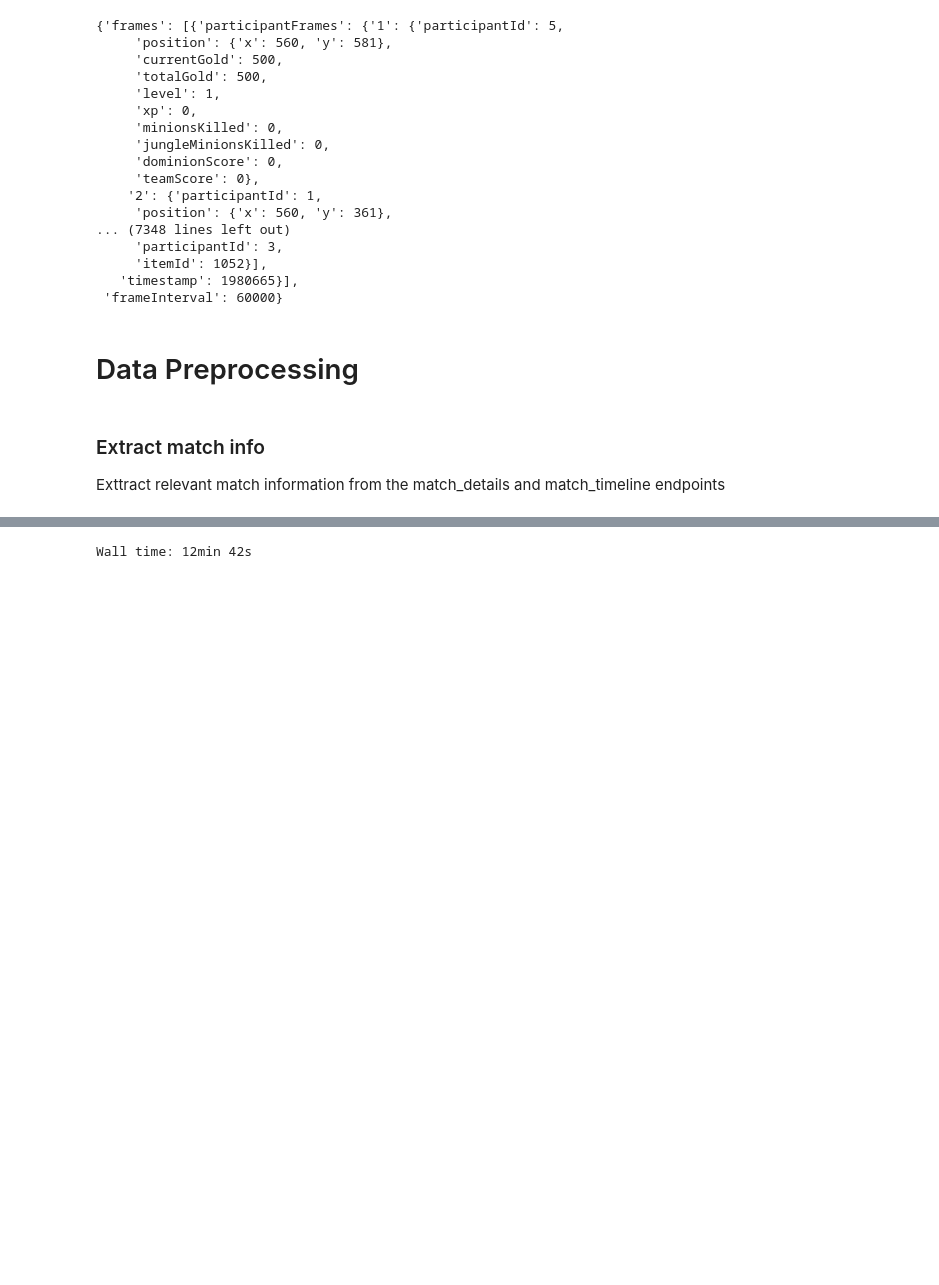
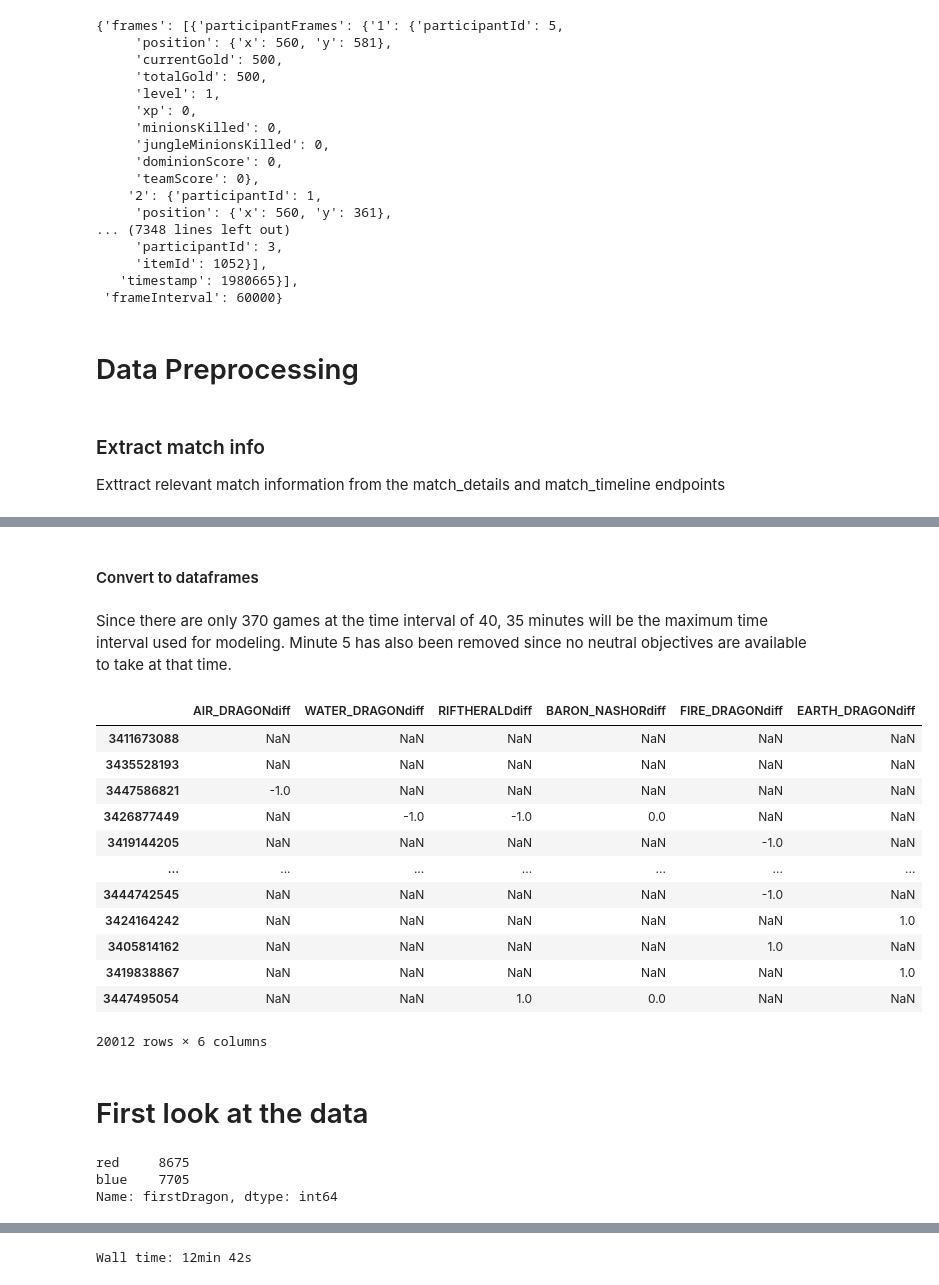
Before and after one commit to Serenitea/DSND-Capstone-LoL, a Jupyter notebook: WIP.ipynb, the cells around one changed output, grey strips where cells are left out. Drawn from its saved outputs; the diff is of its cells as text; code cells hidden in the pictures; blank space fills up the shorter version.

Commit message:
feat: new functions for gamestate at time intervals
- moved functions todata_preprocessing.py

```diff
--- a/WIP.ipynb
+++ b/WIP.ipynb
@@ -451,0 +592,8 @@ Exttract relevant match information from the match_details and match_timeline en
+# %%
+#initialize dicts for saving gamestates at different time intervals
+#since the longest game is under 59 minutes, 60 minutes will be used as the max time interval
+list_time_dicts = {}
+t = 5
+while t in range(0, 60):
+    list_time_dicts[t] = {}
+    t+=5
@@ -451,0 +655,27 @@ Exttract relevant match information from the match_details and match_timeline en
+# %% [markdown]
+#### Convert to dataframes
+# %% [markdown]
+Since there are only 370 games at the time interval of 40, 35 minutes will be the maximum time interval used for modeling. Minute 5 has also been removed since no neutral objectives are available to take at that time.
+# %%
+df_times_list = [10, 15, 20, 25, 30, 35]
+# %%
+gamestate_by_time_dict = {}
+# %%
+for time in df_times_list:
+    gamestate_by_time_dict[time] = pd.DataFrame(list_time_dicts[time]).transpose()
+# %%
+gamestate_by_time_dict[10]
+# %% [output]
+|  | AIR_DRAGONdiff | WATER_DRAGONdiff | RIFTHERALDdiff | BARON_NASHORdiff | FIRE_DRAGONdiff | EARTH_DRAGONdiff |
+| 3411673088 | NaN | NaN | NaN | NaN | NaN | NaN |
+| 3435528193 | NaN | NaN | NaN | NaN | NaN | NaN |
+| 3447586821 | -1.0 | NaN | NaN | NaN | NaN | NaN |
+| 3426877449 | NaN | -1.0 | -1.0 | 0.0 | NaN | NaN |
+| 3419144205 | NaN | NaN | NaN | NaN | -1.0 | NaN |
+| ... | ... | ... | ... | ... | ... | ... |
+| 3444742545 | NaN | NaN | NaN | NaN | -1.0 | NaN |
+| 3424164242 | NaN | NaN | NaN | NaN | NaN | 1.0 |
+| 3405814162 | NaN | NaN | NaN | NaN | 1.0 | NaN |
+| 3419838867 | NaN | NaN | NaN | NaN | NaN | 1.0 |
+| 3447495054 | NaN | NaN | 1.0 | 0.0 | NaN | NaN |
+20012 rows × 6 columns
@@ -451,0 +684,2 @@ Exttract relevant match information from the match_details and match_timeline en
+# %% [markdown]
+# First look at the data
@@ -451,0 +688,6 @@ Exttract relevant match information from the match_details and match_timeline en
+# %%
+df['firstDragon'].value_counts()
+# %% [output]
+red     8675
+blue    7705
+Name: firstDragon, dtype: int64
```
Also changed, not shown: parts of 56 cells of this notebook, 9 other files.
